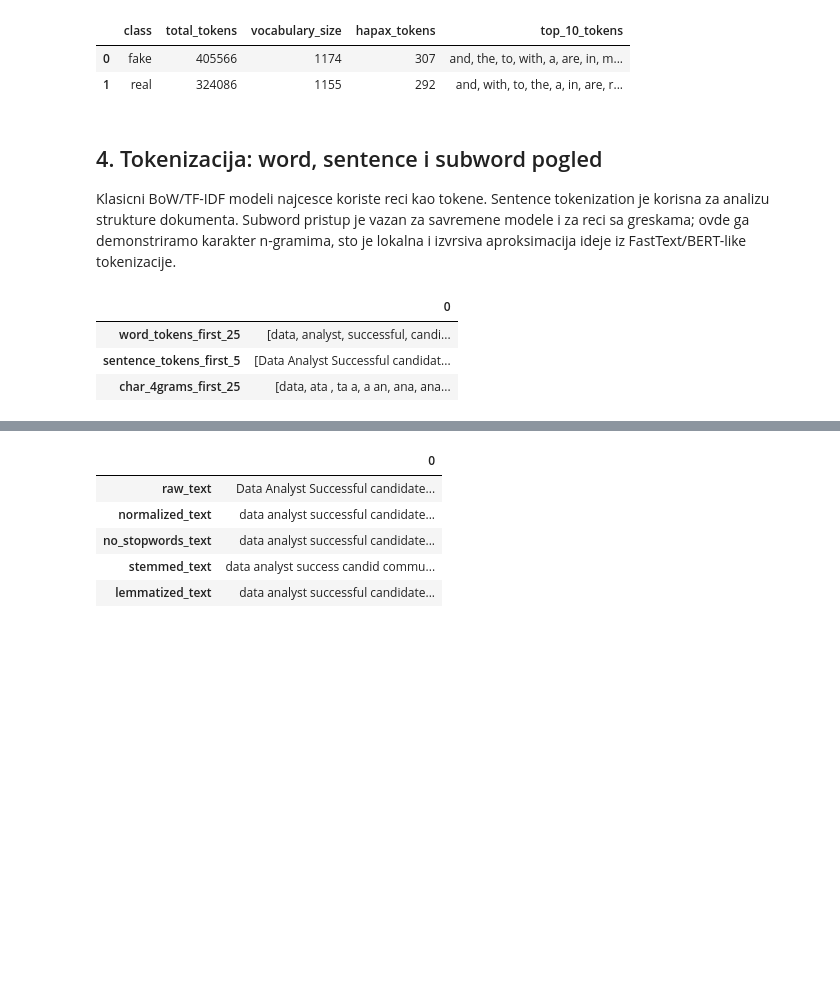
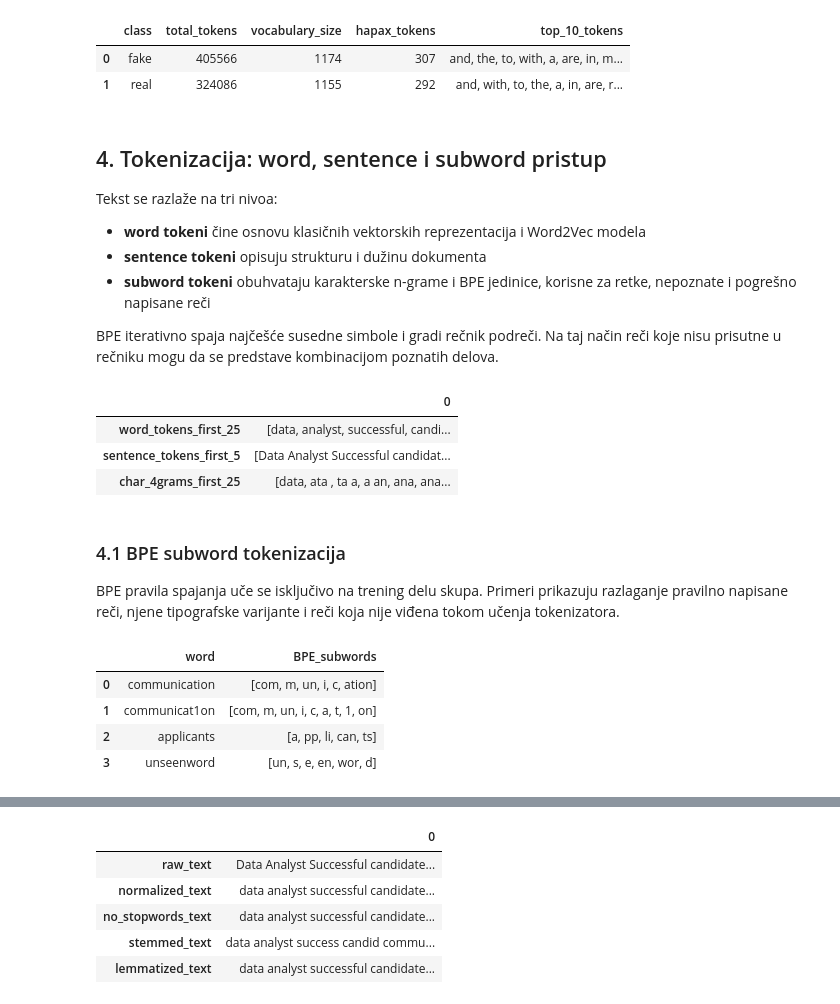
Before and after one commit to nemanjastojanovicc/detect-fake-jobs, a Jupyter notebook: detect-fake-jobs.ipynb, the cells around one changed output, grey strips where cells are left out. Saved outputs shown, nothing was run; the diff lists cells and outputs as text; code cells hidden in the pictures; blank space fills up the shorter version.

```diff
--- a/detect-fake-jobs.ipynb
+++ b/detect-fake-jobs.ipynb
@@ -252,9 +297,15 @@ display(vocabulary_stats(df, "full_text"))
 | 0 | fake | 405566 | 1174 | 307 | and, the, to, with, a, are, in, m... |
 | 1 | real | 324086 | 1155 | 292 | and, with, to, the, a, in, are, r... |
 # %% [markdown]
-## 4. Tokenizacija: word, sentence i subword pogled
+## 4. Tokenizacija: word, sentence i subword pristup
 
-Klasicni BoW/TF-IDF modeli najcesce koriste reci kao tokene. Sentence tokenization je korisna za analizu strukture dokumenta. Subword pristup je vazan za savremene modele i za reci sa greskama; ovde ga demonstriramo karakter n-gramima, sto je lokalna i izvrsiva aproksimacija ideje iz FastText/BERT-like tokenizacije.
+Tekst se razlaže na tri nivoa:
+
+- **word tokeni** čine osnovu klasičnih vektorskih reprezentacija i Word2Vec modela
+- **sentence tokeni** opisuju strukturu i dužinu dokumenta
+- **subword tokeni** obuhvataju karakterske n-grame i BPE jedinice, korisne za retke, nepoznate i pogrešno napisane reči
+
+BPE iterativno spaja najčešće susedne simbole i gradi rečnik podreči. Na taj način reči koje nisu prisutne u rečniku mogu da se predstave kombinacijom poznatih delova.
 # %%
 example_idx = 0
 example_text = df.loc[example_idx, "full_text"]
@@ -279,6 +330,68 @@ display(tokenization_preview)
 | word_tokens_first_25 | [data, analyst, successful, candi... |
 | sentence_tokens_first_5 | [Data Analyst Successful candidat... |
 | char_4grams_first_25 | [data, ata , ta a, a an, ana, ana... |
+# %% [markdown]
+### 4.1 BPE subword tokenizacija
+
+BPE pravila spajanja uče se isključivo na trening delu skupa. Primeri prikazuju razlaganje pravilno napisane reči, njene tipografske varijante i reči koja nije viđena tokom učenja tokenizatora.
+# %%
+def learn_bpe(texts, num_merges=80, max_words=12000):
+    counts = Counter(token for text in texts for token in word_tokens(text))
+    vocab = {tuple(list(word) + ["</w>"]): count for word, count in counts.most_common(max_words)}
+    merges = []
+    for _ in range(num_merges):
+        pairs = Counter()
+        for symbols, count in vocab.items():
+            pairs.update({pair: count for pair in zip(symbols, symbols[1:])})
+        if not pairs:
+            break
+        best = pairs.most_common(1)[0][0]
+        merges.append(best)
+        new_vocab = {}
+        for symbols, count in vocab.items():
+            out, i = [], 0
+            while i < len(symbols):
+                if i < len(symbols) - 1 and (symbols[i], symbols[i + 1]) == best:
+                    out.append(symbols[i] + symbols[i + 1])
+                    i += 2
+                else:
+                    out.append(symbols[i])
+                    i += 1
+            new_vocab[tuple(out)] = new_vocab.get(tuple(out), 0) + count
+        vocab = new_vocab
+    return merges
+
+
+def bpe_word(word, merges):
+    symbols = list(word.lower()) + ["</w>"]
+    for pair in merges:
+        out, i = [], 0
+        while i < len(symbols):
+            if i < len(symbols) - 1 and (symbols[i], symbols[i + 1]) == pair:
+                out.append(symbols[i] + symbols[i + 1])
+                i += 2
+            else:
+                out.append(symbols[i])
+                i += 1
+        symbols = out
+    return [s.replace("</w>", "") for s in symbols if s != "</w>"]
+
+
+bpe_train_idx, _ = train_test_split(
+    df.index, test_size=0.2, random_state=RANDOM_STATE, stratify=df[TARGET]
+)
+bpe_merges = learn_bpe(df.loc[bpe_train_idx, "full_text"], num_merges=80)
+examples = ["communication", "communicat1on", "applicants", "unseenword"]
+display(pd.DataFrame({
+    "word": examples,
+    "BPE_subwords": [bpe_word(word, bpe_merges) for word in examples],
+}))
+# %% [output]
+|  | word | BPE_subwords |
+| 0 | communication | [com, m, un, i, c, ation] |
+| 1 | communicat1on | [com, m, un, i, c, a, t, 1, on] |
+| 2 | applicants | [a, pp, li, can, ts] |
+| 3 | unseenword | [un, s, e, en, wor, d] |
 # %% [markdown]
 ## 5. Predobrada teksta
 
```
Also changed, not shown: parts of 27 cells of this notebook.
